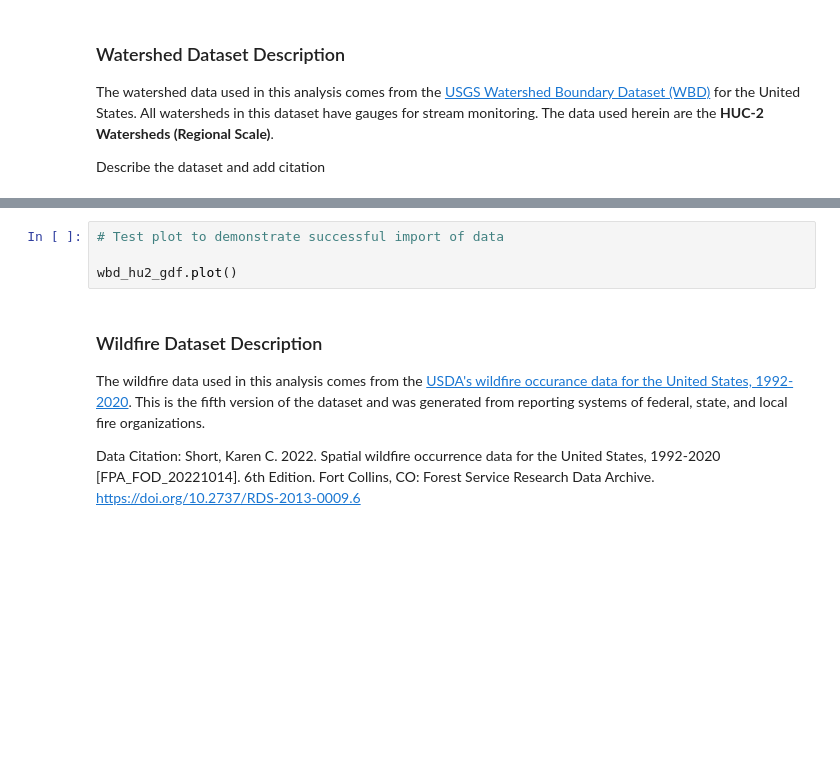
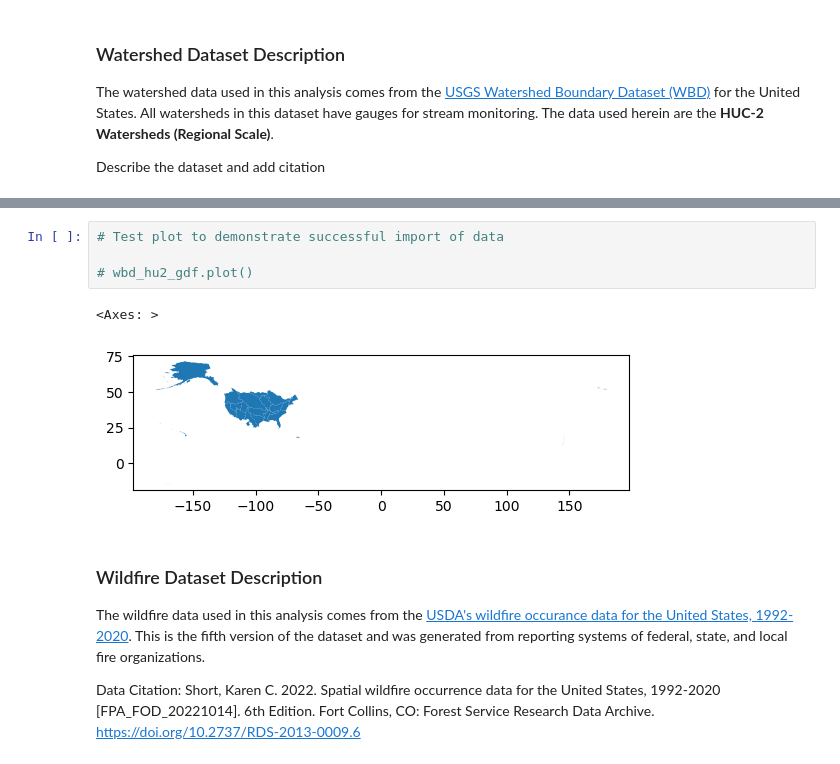
Before and after one commit to ellenalamont17/ellenalamont17.github.io, a Jupyter notebook: notebook/vector_fire-location.ipynb, the cells around one changed output, grey strips where cells are left out. Cells and saved outputs as stored; diff of their text form; blank space fills up the shorter version.

```diff
--- a/notebook/vector_fire-location.ipynb
+++ b/notebook/vector_fire-location.ipynb
@@ -45,7 +70,10 @@ wbd_hu2_gdf
 # %%
 # Test plot to demonstrate successful import of data
 
-wbd_hu2_gdf.plot()
+# wbd_hu2_gdf.plot()
+# %% [output]
+<Axes: >
+[figure, added]
 # %% [markdown]
 ### Wildfire Dataset Description
 
```
Also changed, not shown: parts of 10 cells of this notebook.
